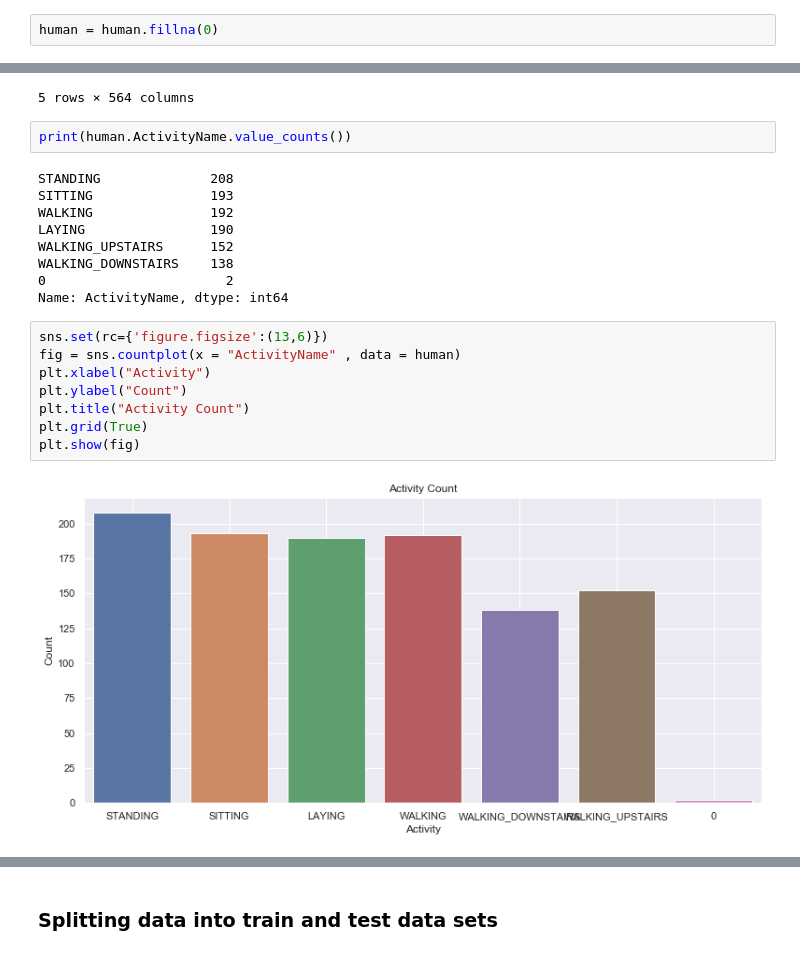
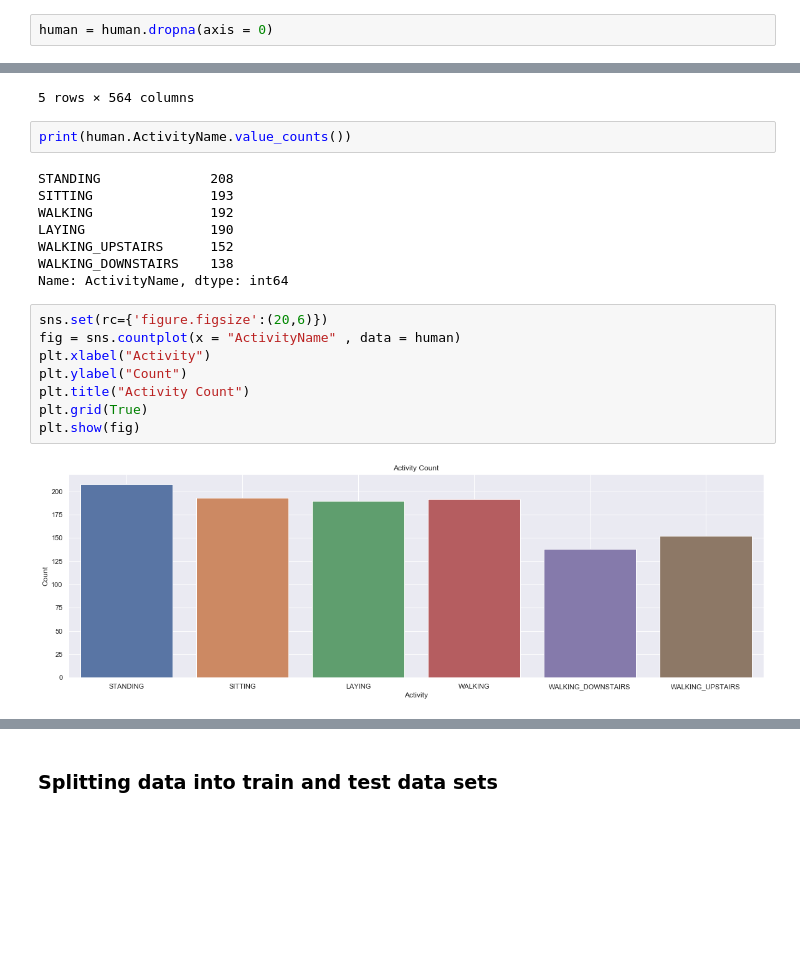
Before and after one commit to VijithaSirra/Human_Activity_Recognition, a Jupyter notebook: Human Activity recognition.ipynb, the cells around one changed output, grey strips where cells are left out. Drawn from its saved outputs; the diff is of its cells as text; blank space fills up the shorter version.

```diff
--- a/Human Activity recognition.ipynb
+++ b/Human Activity recognition.ipynb
@@ -47,7 +75,7 @@ human.isnull().any().sum()
 # %% [output]
 544
 # %%
-human = human.fillna(0)
+human = human.dropna(axis = 0)
 # %%
 human.ActivityName.unique()
 # %% [output]
@@ -72,15 +100,14 @@ WALKING               192
 LAYING                190
 WALKING_UPSTAIRS      152
 WALKING_DOWNSTAIRS    138
-0                       2
 Name: ActivityName, dtype: int64
 # %%
-sns.set(rc={'figure.figsize':(13,6)})
+sns.set(rc={'figure.figsize':(20,6)})
 fig = sns.countplot(x = "ActivityName" , data = human)
 plt.xlabel("Activity")
 plt.ylabel("Count")
 plt.title("Activity Count")
 plt.grid(True)
 plt.show(fig)
 # %% [output]
-[figure, old version]
+[figure, new version]
```
Also changed, not shown: parts of 12 cells of this notebook.
